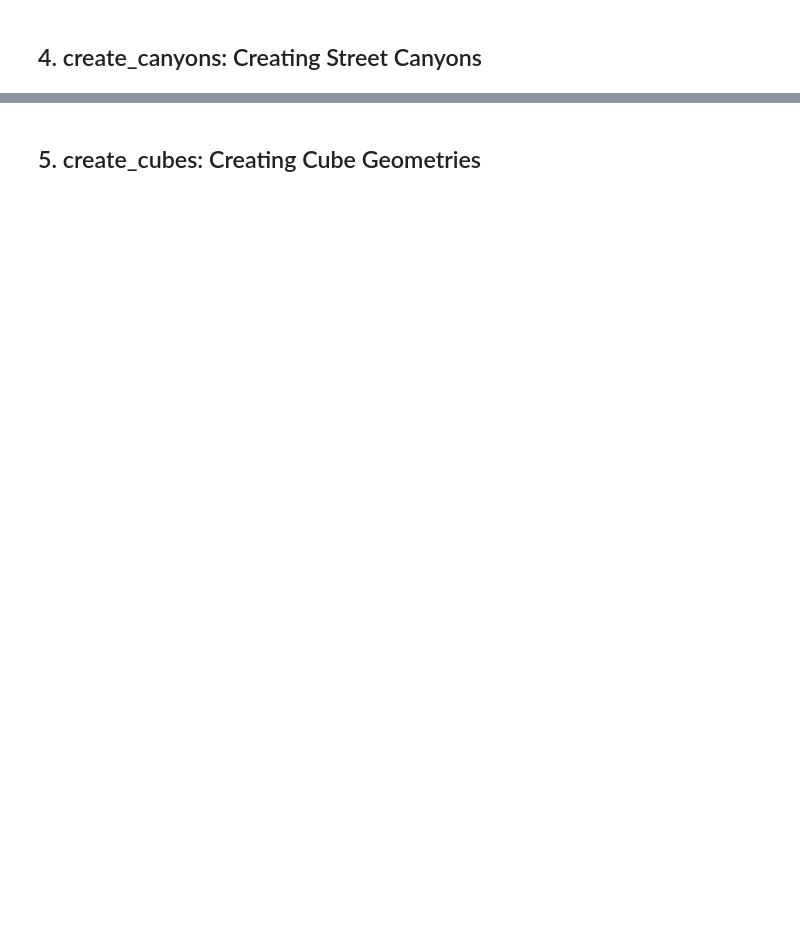
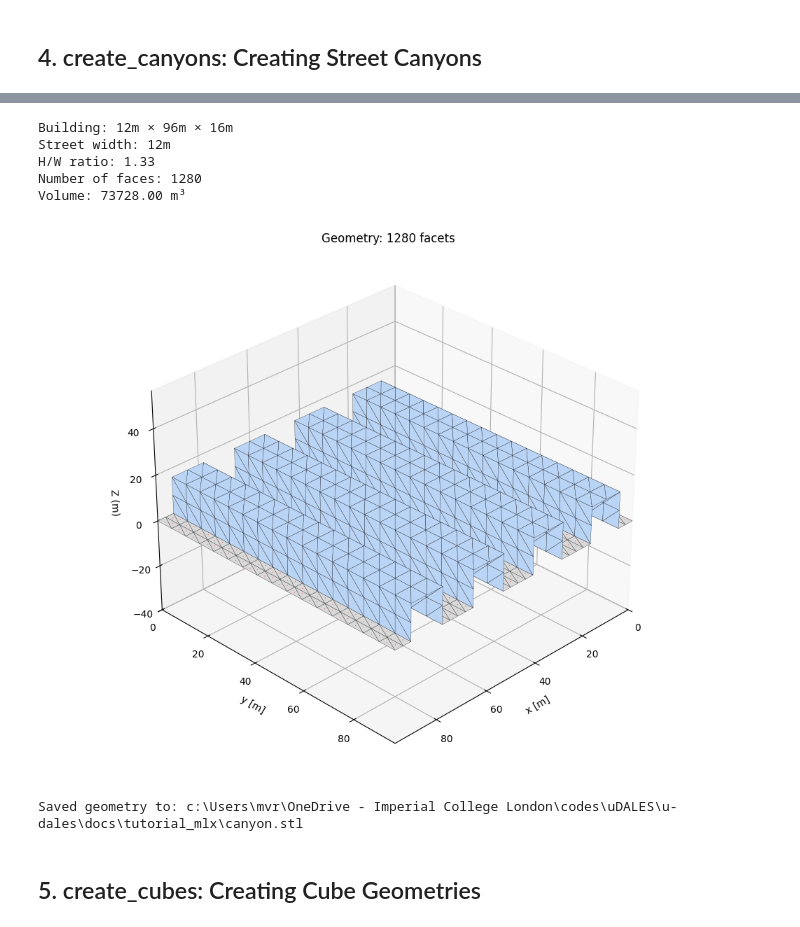
Before and after one commit to uDALES/u-dales, a Jupyter notebook: docs/tutorial_mlx/geometry_tutorial.ipynb, the cells around one changed output, grey strips where cells are left out. Cells and saved outputs as stored; diff of their text form; code cells hidden in the pictures; blank space fills up the shorter version.

Commit message:
Updated the geometry_tutorial. Now only the staggered cubes and realistic geometry examples need work

```diff
--- a/docs/tutorial_mlx/geometry_tutorial.ipynb
+++ b/docs/tutorial_mlx/geometry_tutorial.ipynb
@@ -86,27 +130,36 @@ help(create_canyons)
 # %%
-# Create street canyons
 xsize = 96
 ysize = 96
-B = 12  # building width
-H = 16  # building height
-W = 12  # street width
+B = 12   # building width
+W = 12   # street width
+H = 16   # building height
 
 geom = create_canyons(
-    xsize=xsize, ysize=ysize,
-    Hx=B, Hy=ysize, Hz=H,
-    Cx=W, Cy=0,
-    orientation='y',
+    xsize=xsize,
+    ysize=ysize,
+    B=B,
+    W=W,
+    H=H,
+    shift=0,        # shift canyons in x (0 for none)
     edgelength=6,
-    add_ground=True
+    rotate90=False   # set True to rotate 90° about z if you want the other orientation
 )
 
 print(f"Building: {B}m × {ysize}m × {H}m")
 print(f"Street width: {W}m")
 print(f"H/W ratio: {H/W:.2f}")
 print(f"Number of faces: {geom.n_faces}")
 print(f"Volume: {geom.volume:.2f} m³")
-
+geom.show()
 geom.save('canyon.stl')
+# %% [output]
+Building: 12m × 96m × 16m
+Street width: 12m
+H/W ratio: 1.33
+Number of faces: 1280
+Volume: 73728.00 m³
+[figure, added]
+Saved geometry to: c:\Users\mvr\OneDrive - Imperial College London\codes\uDALES\u-dales\docs\tutorial_mlx\canyon.stl
 # %% [markdown]
 ## 5. create_cubes: Creating Cube Geometries
 # %%
```
Also changed, not shown: parts of 13 cells of this notebook, 3 other files.
